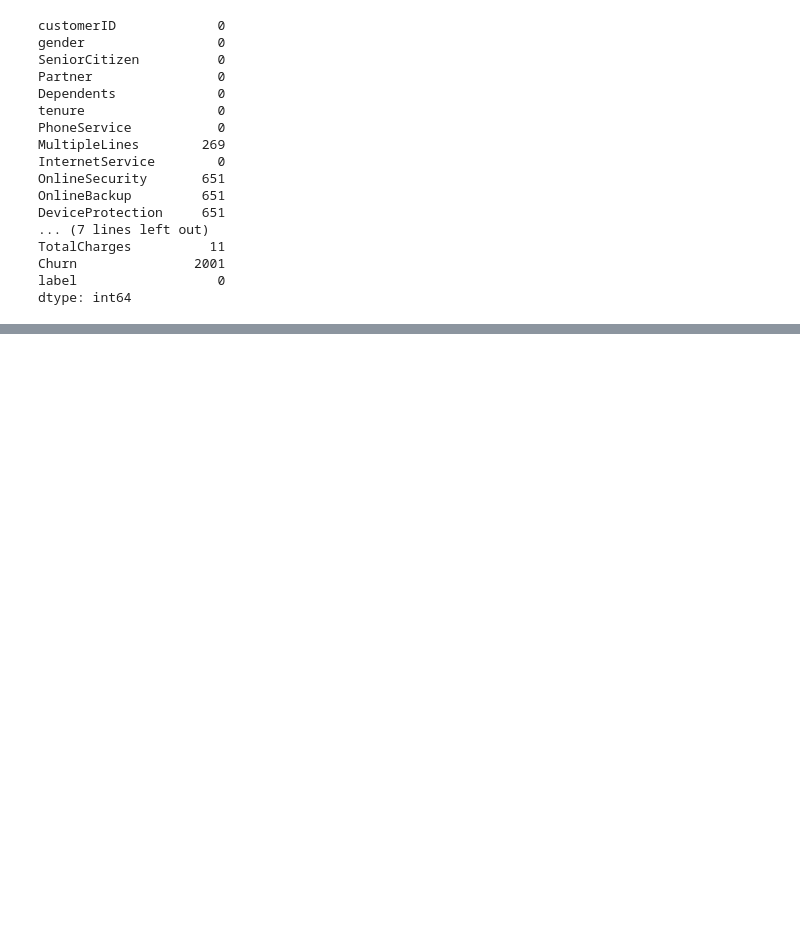
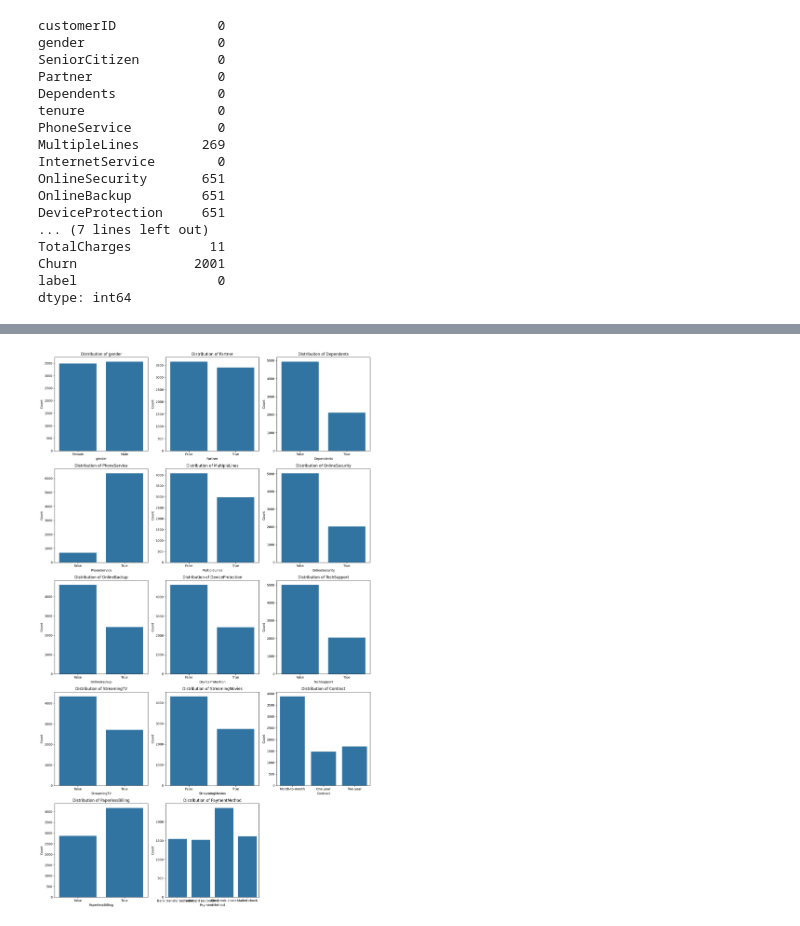
Before and after one commit to briansiaw5/Customer_Churn_ML_Prediction, a Jupyter notebook: main.ipynb, the cells around one changed output, grey strips where cells are left out. Cells and saved outputs as stored; diff of their text form; code cells hidden in the pictures; blank space fills up the shorter version.

```diff
--- a/main.ipynb
+++ b/main.ipynb
@@ -895,0 +1002,34 @@ dtype: int64
+# %%
+#bar plot for the categorical columns in combined_df
+# A list of the categorical columns
+categorical_columns = ['gender', 'Partner', 'Dependents', 'PhoneService', 'MultipleLines',
+                       'OnlineSecurity', 'OnlineBackup', 'DeviceProtection', 'TechSupport',
+                       'StreamingTV', 'StreamingMovies', 'Contract', 'PaperlessBilling',
+                       'PaymentMethod']
+
+# Determining the number of rows and columns for the subplot grid
+num_cols = 3
+num_rows = -(-len(categorical_columns) // num_cols)
+
+# Creating a figure and a set of subplots
+fig, axes = plt.subplots(num_rows, num_cols, figsize=(15, num_rows * 5))
+
+# Flattennig the axes array for easy iteration
+axes = axes.flatten()
+
+# Looping through each categorical column and plotting its value counts
+for i, col in enumerate(categorical_columns):
+    sns.countplot(x=col, data=combined_df, ax=axes[i])
+    axes[i].set_title(f'Distribution of {col}')
+    axes[i].set_xlabel(col)
+    axes[i].set_ylabel('Count')
+
+# Removing any empty subplots
+for j in range(i + 1, len(axes)):
+    fig.delaxes(axes[j])
+
+# Adjusting layout to prevent overlap
+plt.tight_layout()
+plt.show()
+# %% [output]
+[figure, added]
```
Also changed, not shown: parts of 12 cells of this notebook.
